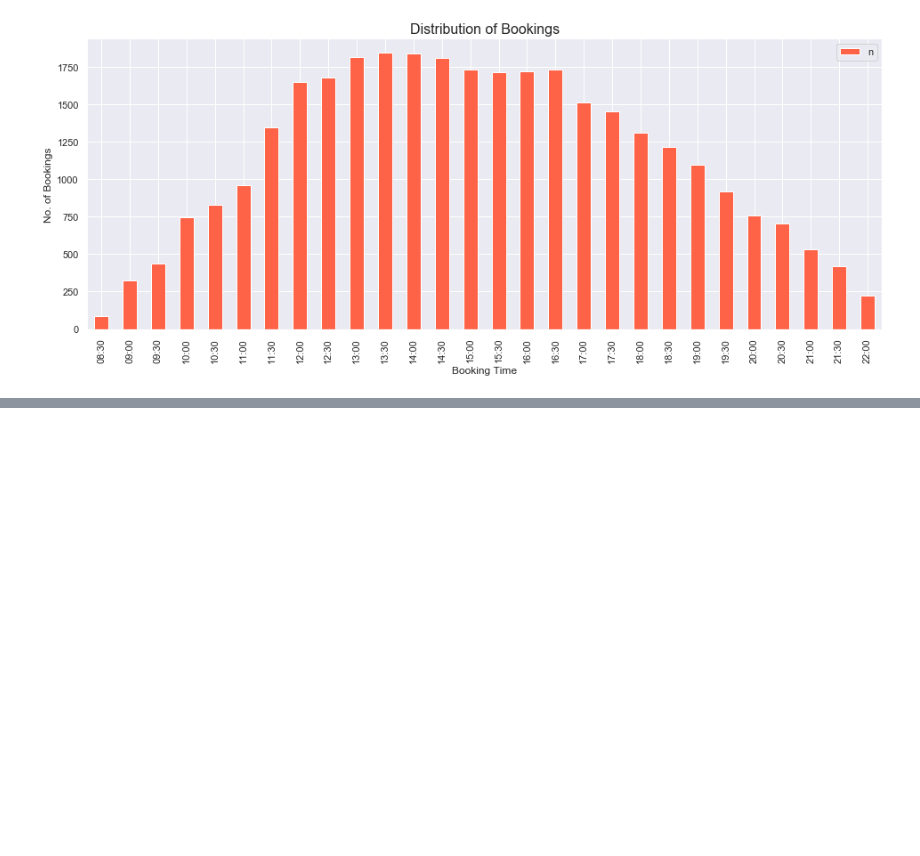
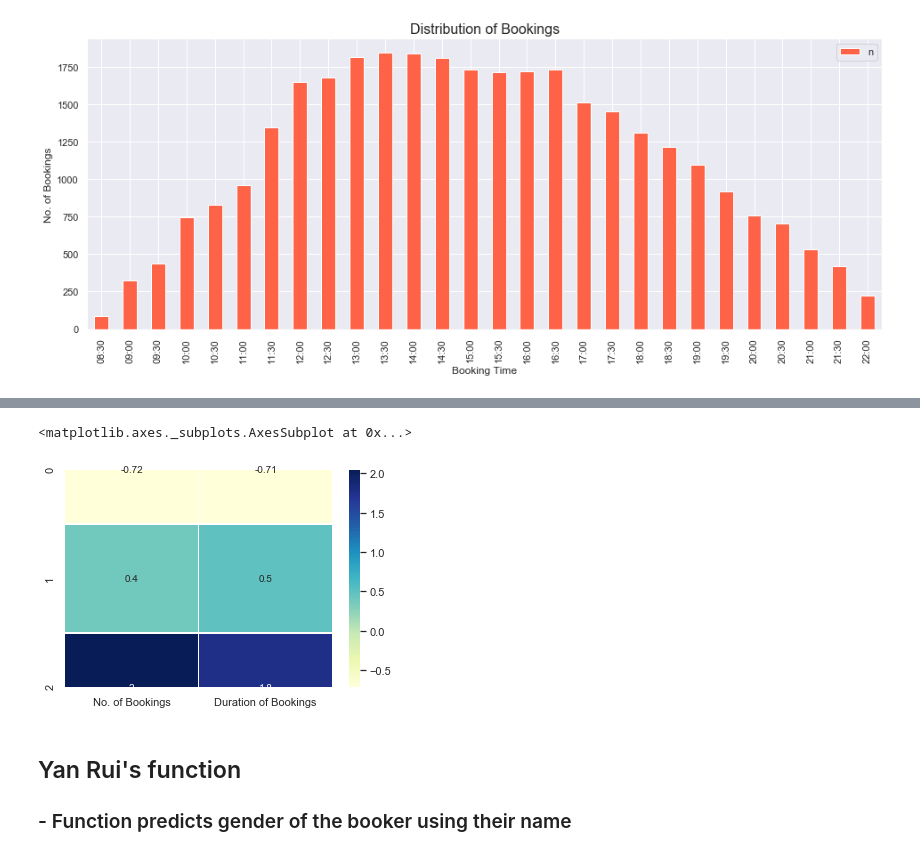
Before and after one commit to y4nrui/SMU-BIA-DAP-Project-1920, a Jupyter notebook: Bookings.ipynb, the cells around one changed output, grey strips where cells are left out. Saved outputs shown, nothing was run; the diff lists cells and outputs as text; code cells hidden in the pictures; blank space fills up the shorter version.

```diff
--- a/Bookings.ipynb
+++ b/Bookings.ipynb
@@ -257,0 +421,4 @@ bookings['Purpose'].value_counts()
+# %%
+#perform clustering with k = 5
+model = KMeans(n_clusters = 3,random_state=99)
+model.fit(df_merged_prepared)
@@ -257,0 +444,9 @@ bookings['Purpose'].value_counts()
+# %%
+clust_means = pd.DataFrame(model.cluster_centers_, columns=df_merge_col_name_dropped.columns)
+sns.heatmap(clust_means,  linewidths=.5, cmap="YlGnBu",annot=True)
+# %% [output]
+<matplotlib.axes._subplots.AxesSubplot at 0x...>
+[figure, added]
+# %% [markdown]
+## Yan Rui's function
+### - Function predicts gender of the booker using their name
```
Also changed, not shown: parts of 33 cells of this notebook, 1 other file.
